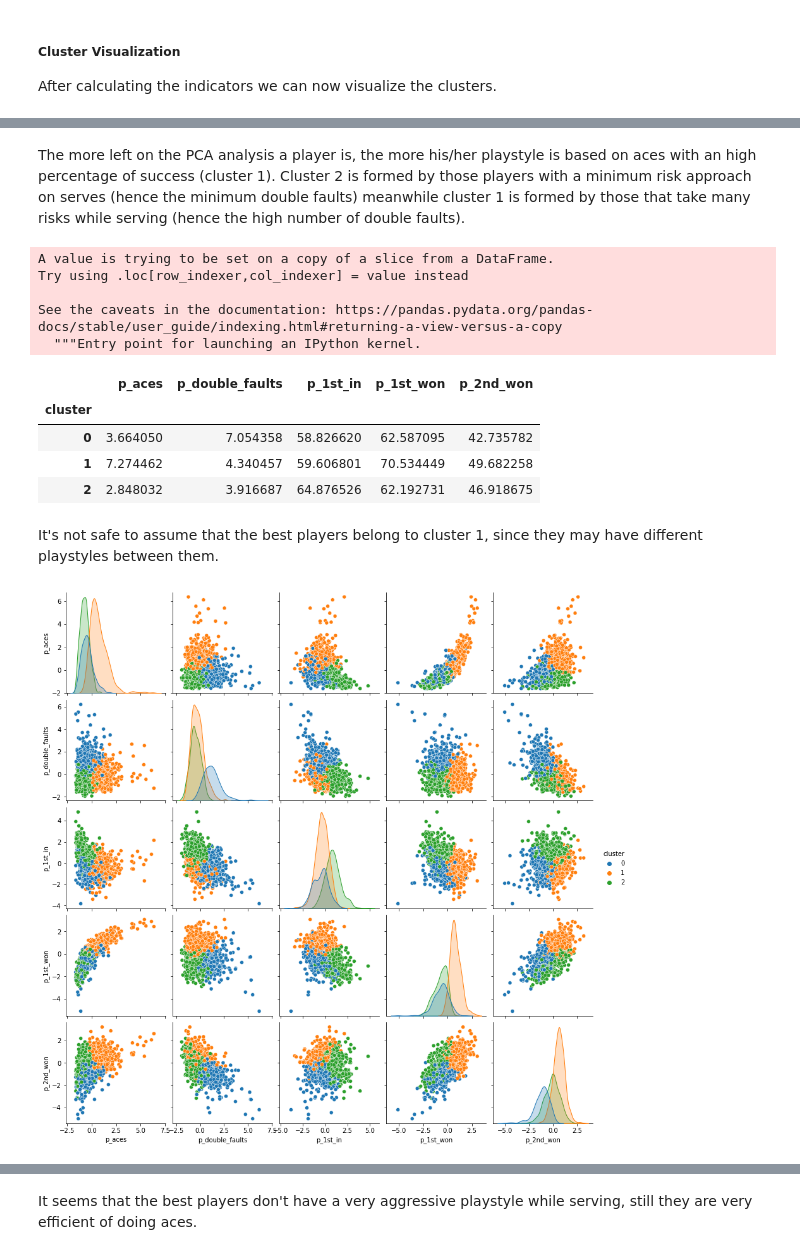
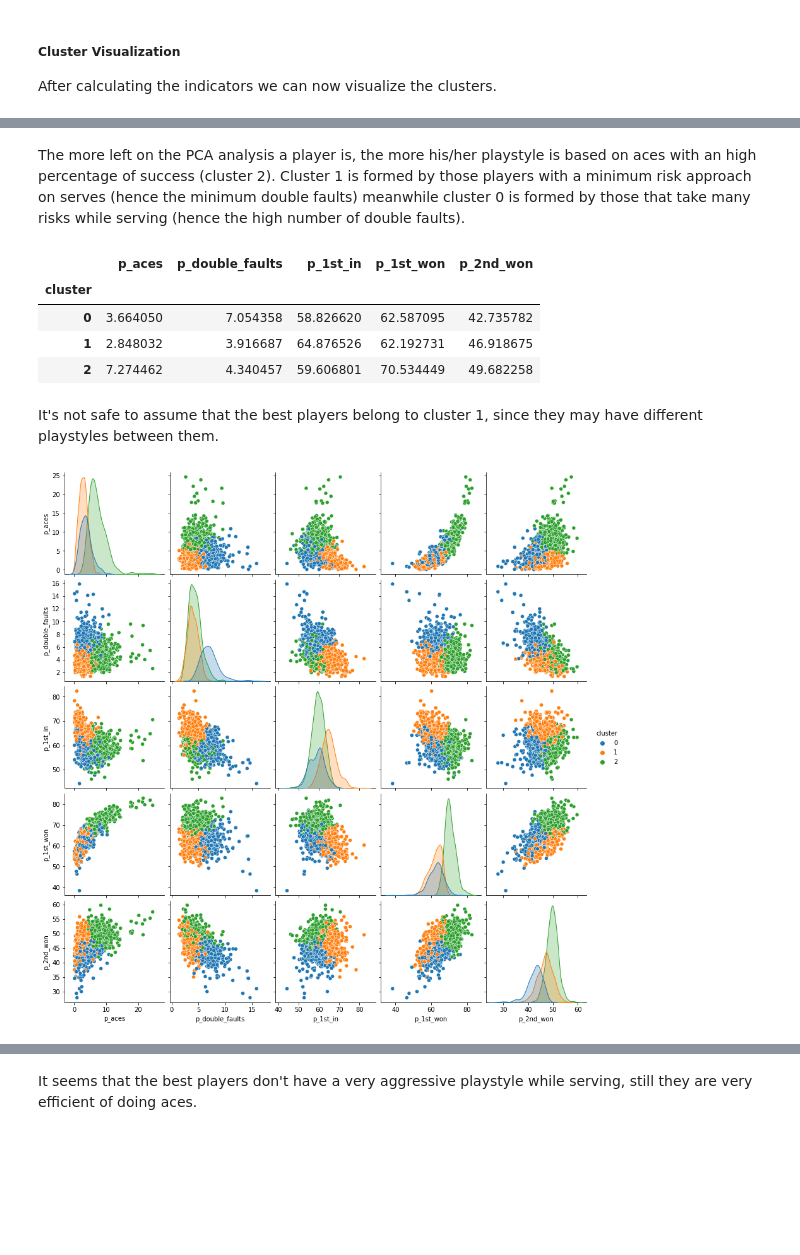
Before and after one commit to nikodallanoce/DataMiningProject, a Jupyter notebook: DM_14_TASK2/DM_14_clustering_analysis.ipynb, the cells around one changed output, grey strips where cells are left out. Cells and saved outputs as stored; diff of their text form; code cells hidden in the pictures; blank space fills up the shorter version.

```diff
--- a/DM_14_TASK2/DM_14_clustering_analysis.ipynb
+++ b/DM_14_TASK2/DM_14_clustering_analysis.ipynb
@@ -348,4 +298,5 @@ From what we can see, cluster 1 contains the best players, meanwhile cluster 1 c
 # %%
-df_clusters[0]["cluster"] = kmeans.labels_  # insert the column "cluster"
-df_clusters[0].groupby("cluster").mean()
+df_cluster_plot = df_clusters[0].copy()
+df_cluster_plot["cluster"] = kmeans.labels_  # insert the column "cluster"
+df_cluster_plot.groupby("cluster").mean()
 # %% [output]
@@ -449,4 +392,5 @@ The only meaningful information is that cluster 2 contains those player called "
 # %%
-df_clusters[1]["cluster"] = kmeans.labels_  # insert the column "cluster"
-df_clusters[1].groupby("cluster").mean()
+df_cluster_plot = df_clusters[1].copy()
+df_cluster_plot["cluster"] = kmeans.labels_  # insert the column "cluster"
+df_cluster_plot.groupby("cluster").mean()
 # %% [output]
@@ -545,26 +465,22 @@ plot_basic_statistics(df_clusters_scaled[2], clusters_players, df_clusters_scale
 # %% [markdown]
-The more left on the PCA analysis a player is, the more his/her playstyle is based on aces with an high percentage of success (cluster 1). Cluster 2 is formed by those players with a minimum risk approach on serves (hence the minimum double faults) meanwhile cluster 1 is formed by those that take many risks while serving (hence the high number of double faults).
+The more left on the PCA analysis a player is, the more his/her playstyle is based on aces with an high percentage of success (cluster 2). Cluster 1 is formed by those players with a minimum risk approach on serves (hence the minimum double faults) meanwhile cluster 0 is formed by those that take many risks while serving (hence the high number of double faults).
 # %%
-df_clusters[2]["cluster"] = kmeans.labels_  # insert the column "cluster"
-df_clusters[2].groupby("cluster").mean()
+df_cluster_plot = df_clusters[2].copy()
+df_cluster_plot["cluster"] = kmeans.labels_  # insert the column "cluster"
+df_cluster_plot.groupby("cluster").mean()
 # %% [output]
-A value is trying to be set on a copy of a slice from a DataFrame.
-Try using .loc[row_indexer,col_indexer] = value instead
-
-See the caveats in the documentation: https://pandas.pydata.org/pandas-docs/stable/user_guide/indexing.html#returning-a-view-versus-a-copy
-  """Entry point for launching an IPython kernel.
 |  | p_aces | p_double_faults | p_1st_in | p_1st_won | p_2nd_won |
 | cluster |  |  |  |  |  |
 | 0 | 3.664050 | 7.054358 | 58.826620 | 62.587095 | 42.735782 |
-| 1 | 7.274462 | 4.340457 | 59.606801 | 70.534449 | 49.682258 |
-| 2 | 2.848032 | 3.916687 | 64.876526 | 62.192731 | 46.918675 |
+| 1 | 2.848032 | 3.916687 | 64.876526 | 62.192731 | 46.918675 |
+| 2 | 7.274462 | 4.340457 | 59.606801 | 70.534449 | 49.682258 |
 # %% [markdown]
 It's not safe to assume that the best players belong to cluster 1, since they may have different playstyles between them.
 # %%
-sn.pairplot(df_clusters_scaled[2], hue='cluster', palette='tab10')
+sn.pairplot(df_cluster_plot, hue='cluster', palette='tab10')
 plt.show()
 # %% [output]
-[figure, old version]
+[figure, new version]
 # %%
 fig, axs = plt.subplots(1, 2, figsize=(19, 5));
 
```
Also changed, not shown: parts of 94 cells of this notebook.
